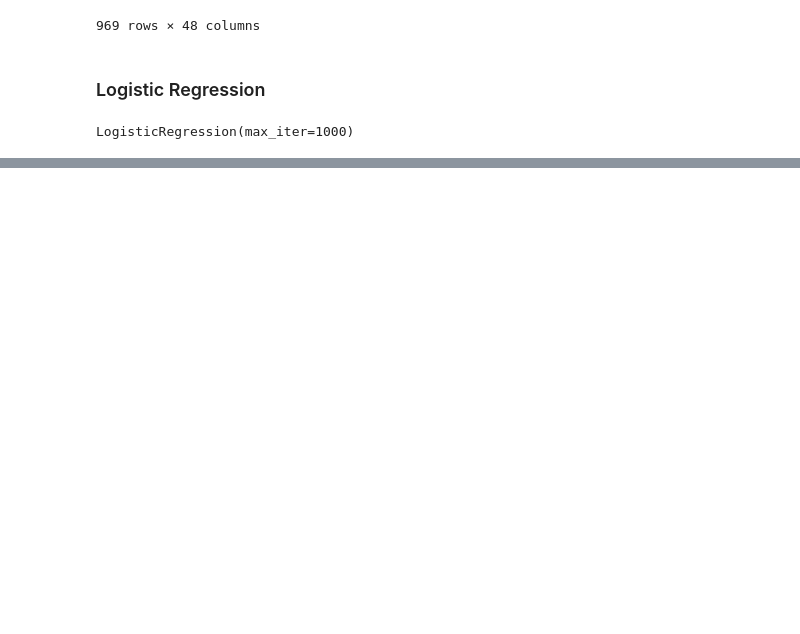
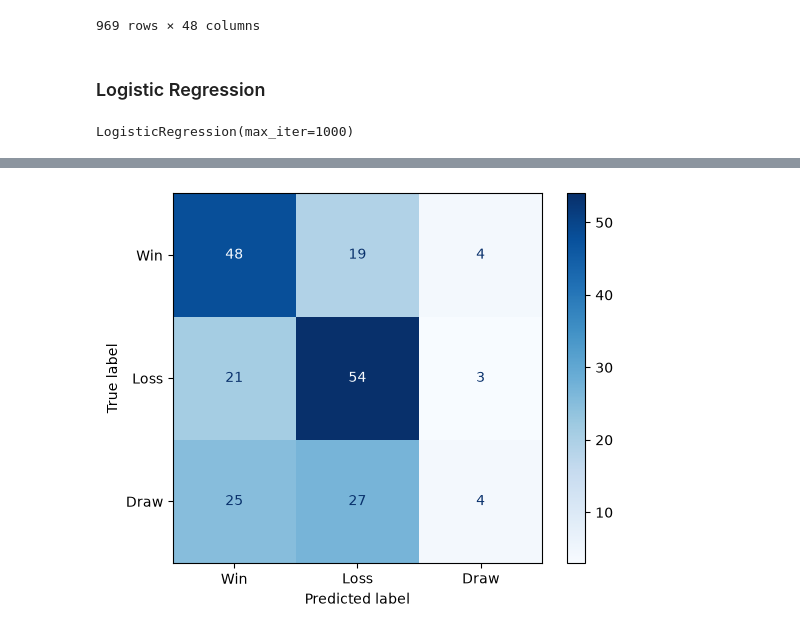
Before and after one commit to nathanalvares19/premier_league_predictor, a Jupyter notebook: main.ipynb, the cells around one changed output, grey strips where cells are left out. Drawn from its saved outputs; the diff is of its cells as text; code cells hidden in the pictures; blank space fills up the shorter version.

```diff
--- a/main.ipynb
+++ b/main.ipynb
@@ -185,7 +185,9 @@ Name: result, Length: 969, dtype: int64
 # %%
 from sklearn.preprocessing import OneHotEncoder
 
-encoder = OneHotEncoder(sparse_output=False, handle_unknown="ignore").set_output(transform="pandas")
+encoder = OneHotEncoder(sparse_output=False, handle_unknown="ignore").set_output(
+    transform="pandas"
+)
 
 X_train_encoded = encoder.fit_transform(X_train)
 X_valid_encoded = encoder.transform(X_valid)
@@ -229,0 +251,15 @@ F1: 0.43599
+# %%
+from sklearn.metrics import ConfusionMatrixDisplay
+import matplotlib.pyplot as plt
+
+ConfusionMatrixDisplay.from_predictions(
+    y_valid_encoded,
+    predictions,
+    labels=[0, 1, 2],
+    display_labels=["Win", "Loss", "Draw"],
+    cmap="Blues",
+)
+
+plt.show()
+# %% [output]
+[figure, added]
```
Also changed, not shown: parts of 17 cells of this notebook, 5 other files.
